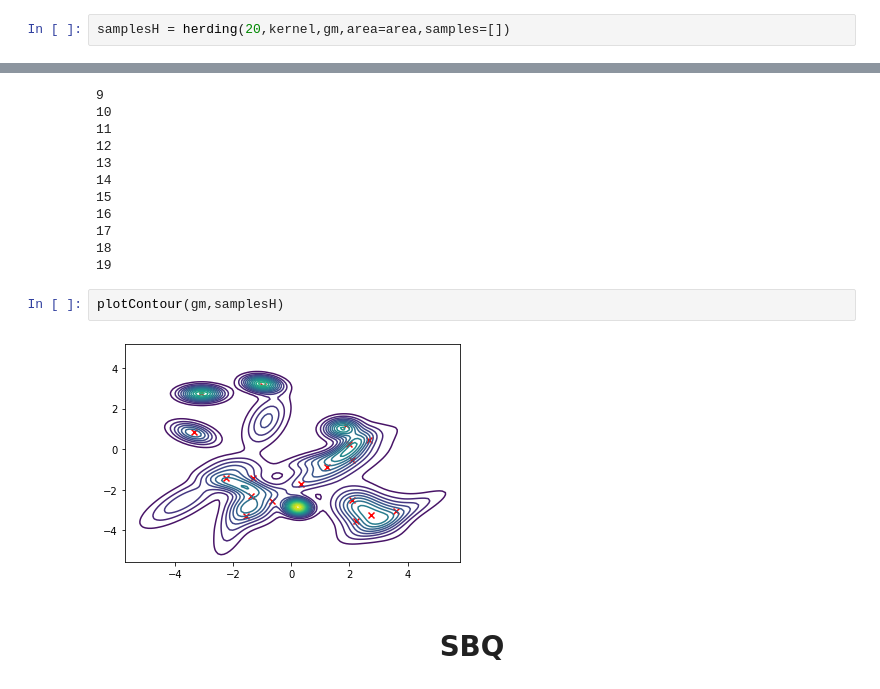
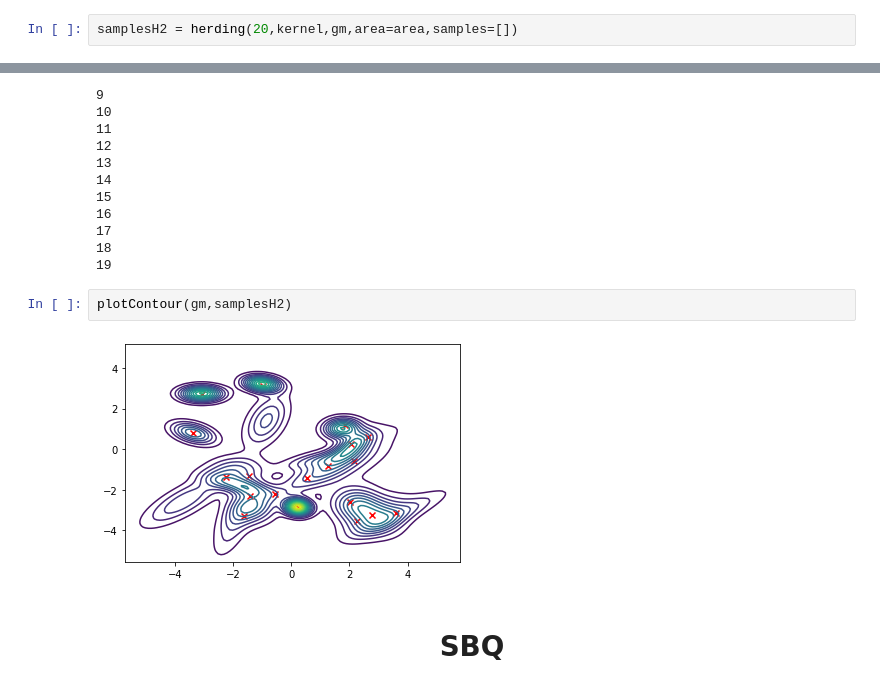
Before and after one commit to ChristopheVuong/MVA-BML-Project-Optimally-Weighted-Herding-is-Bayesian-Quadrature, a Jupyter notebook: Herding vs SBQ.ipynb, the cells around one changed output, grey strips where cells are left out. Saved outputs shown, nothing was run; the diff lists cells and outputs as text.

```diff
--- a/Herding vs SBQ.ipynb
+++ b/Herding vs SBQ.ipynb
@@ -126,5 +138,5 @@ plotHerding(X2[:300])
 # %%
-samplesH = herding(20,kernel,gm,area=area,samples=[])
+samplesH2 = herding(20,kernel,gm,area=area,samples=[])
 # %% [output]
 0
 1
@@ -147,9 +159,9 @@ samplesH = herding(20,kernel,gm,area=area,samples=[])
 18
 19
 # %%
-plotContour(gm,samplesH)
+plotContour(gm,samplesH2)
 # %% [output]
-[figure, old version]
+[figure, new version]
 # %% [markdown]
 # <center>SBQ</center>
 # %%
```
Also changed, not shown: parts of 23 cells of this notebook, 1 other file.
